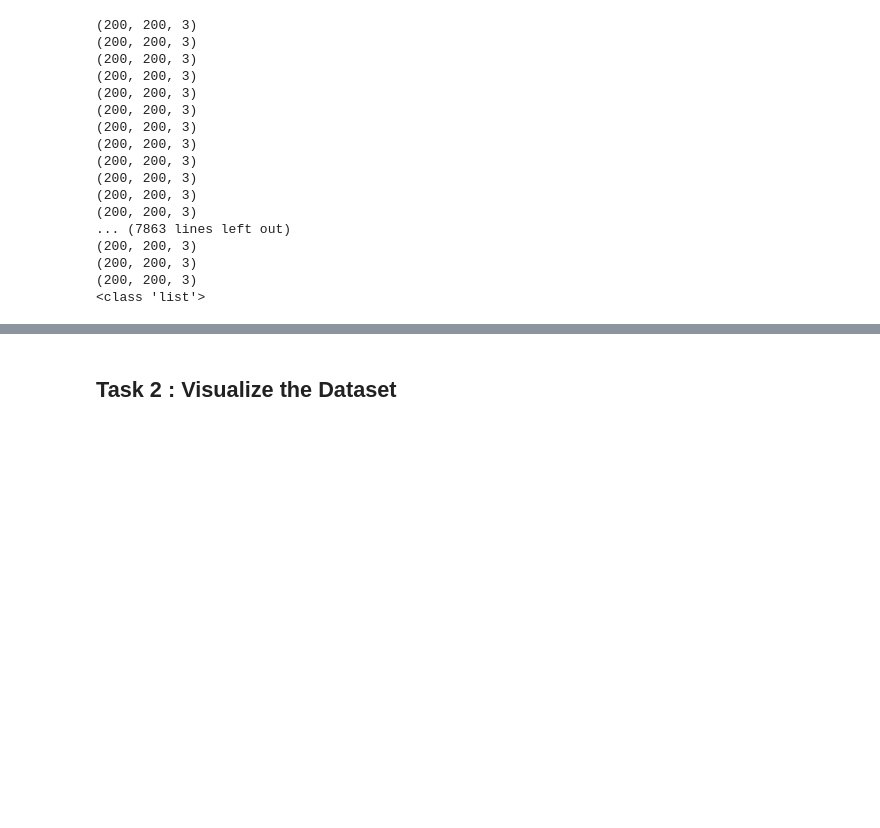
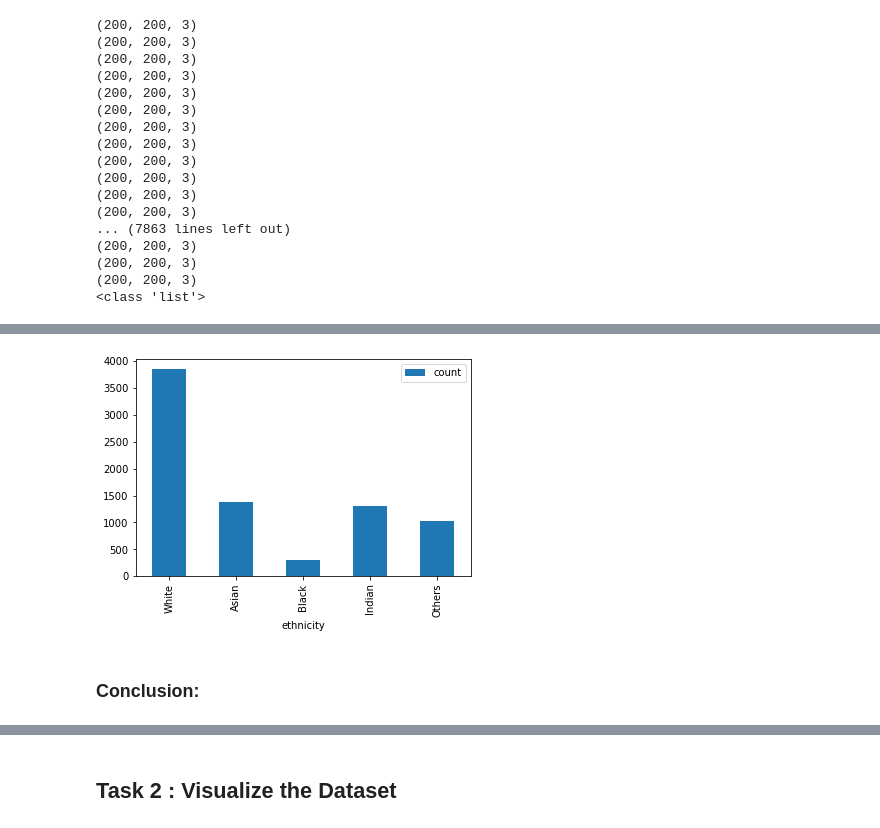
Before and after one commit to kiubb02/CVProject, a Jupyter notebook: main.ipynb, the cells around one changed output, grey strips where cells are left out. Drawn from its saved outputs; the diff is of its cells as text; code cells hidden in the pictures; blank space fills up the shorter version.

```diff
--- a/main.ipynb
+++ b/main.ipynb
@@ -114,0 +159,3 @@ age_dict = {}
+# %%
+ethnicity_df = pd.DataFrame(create_dict(ethnicity_list, "ethnicity"))
+ethnicity_df
@@ -114,0 +169,7 @@ age_dict = {}
+# %%
+ethnicity_df = ethnicity_df.replace(0,'White')
+ethnicity_df = ethnicity_df.replace(1,'Black')
+ethnicity_df = ethnicity_df.replace(2,'Asian')
+ethnicity_df = ethnicity_df.replace(3,'Indian')
+ethnicity_df = ethnicity_df.replace(4,'Others')
+ethnicity_df
@@ -114,0 +205,8 @@ age_dict = {}
+# %%
+# ethnicity data
+ethnicity_df.plot(x="ethnicity", y="count", kind='bar')
+plt.show()
+# %% [output]
+[figure, added]
+# %% [markdown]
+### Conclusion:
```
Also changed, not shown: parts of 43 cells of this notebook.
